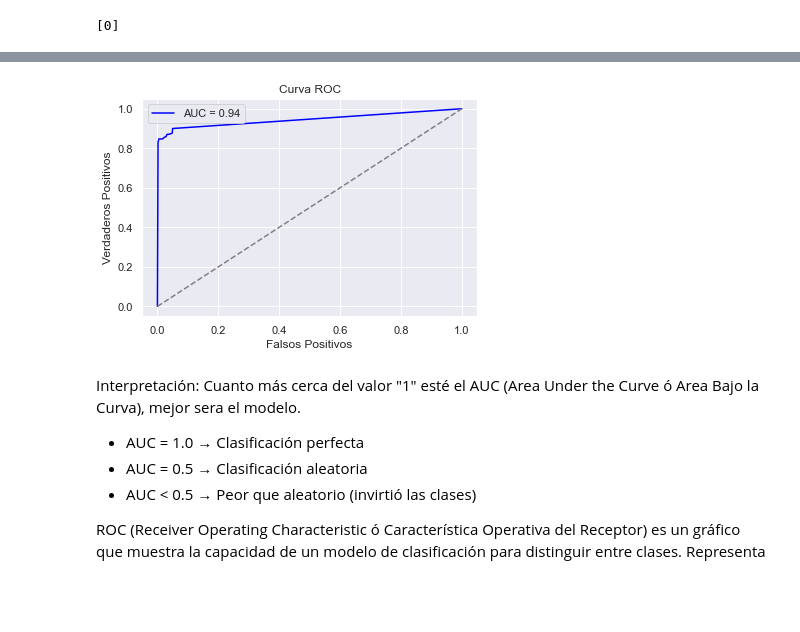
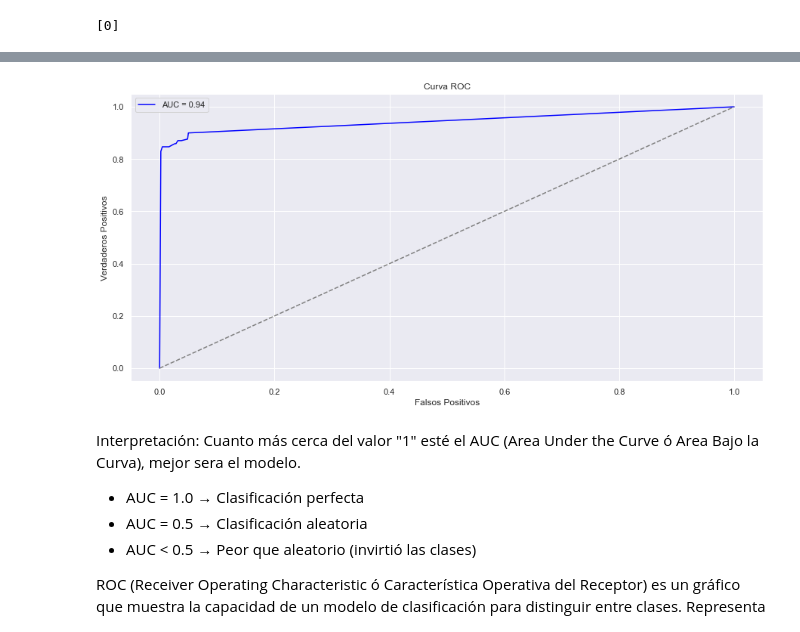
Before and after one commit to NestorDiazDataSC/Analisis_de_Datos, a Jupyter notebook: Bank_Personal_Loan/Bank_Personal_Loan.ipynb, the cells around one changed output, grey strips where cells are left out. Cells and saved outputs as stored; diff of their text form; code cells hidden in the pictures; blank space fills up the shorter version.

```diff
--- a/Bank_Personal_Loan/Bank_Personal_Loan.ipynb
+++ b/Bank_Personal_Loan/Bank_Personal_Loan.ipynb
@@ -415,20 +419,20 @@ print(classifier.predict_proba([[60, 35, 2018, 1, 2, 0, 0, 0, 0, 0, 1]]))
 # %%
 from sklearn.metrics import roc_curve, auc
 
 y_prob = tree.predict_proba(X_test)[:, 1]  # Probabilidad de clase positiva
 fpr, tpr, _ = roc_curve(y_test, y_prob)
 roc_auc = auc(fpr, tpr)
 
-plt.figure(figsize=(6, 4))
+plt.figure(figsize=(15, 7))
 plt.plot(fpr, tpr, color='blue', label=f'AUC = {roc_auc:.2f}')
 plt.plot([0, 1], [0, 1], color='gray', linestyle='--')
 plt.xlabel("Falsos Positivos")
 plt.ylabel("Verdaderos Positivos")
 plt.title("Curva ROC")
 plt.legend()
 plt.show()
 # %% [output]
-[figure, old version]
+[figure, new version]
 # %% [markdown]
 Interpretación: Cuanto más cerca del valor "1" esté el AUC (Area Under the Curve ó Area Bajo la Curva), mejor sera el modelo.
 - AUC = 1.0 → Clasificación perfecta
```
Also changed, not shown: parts of 23 cells of this notebook.
